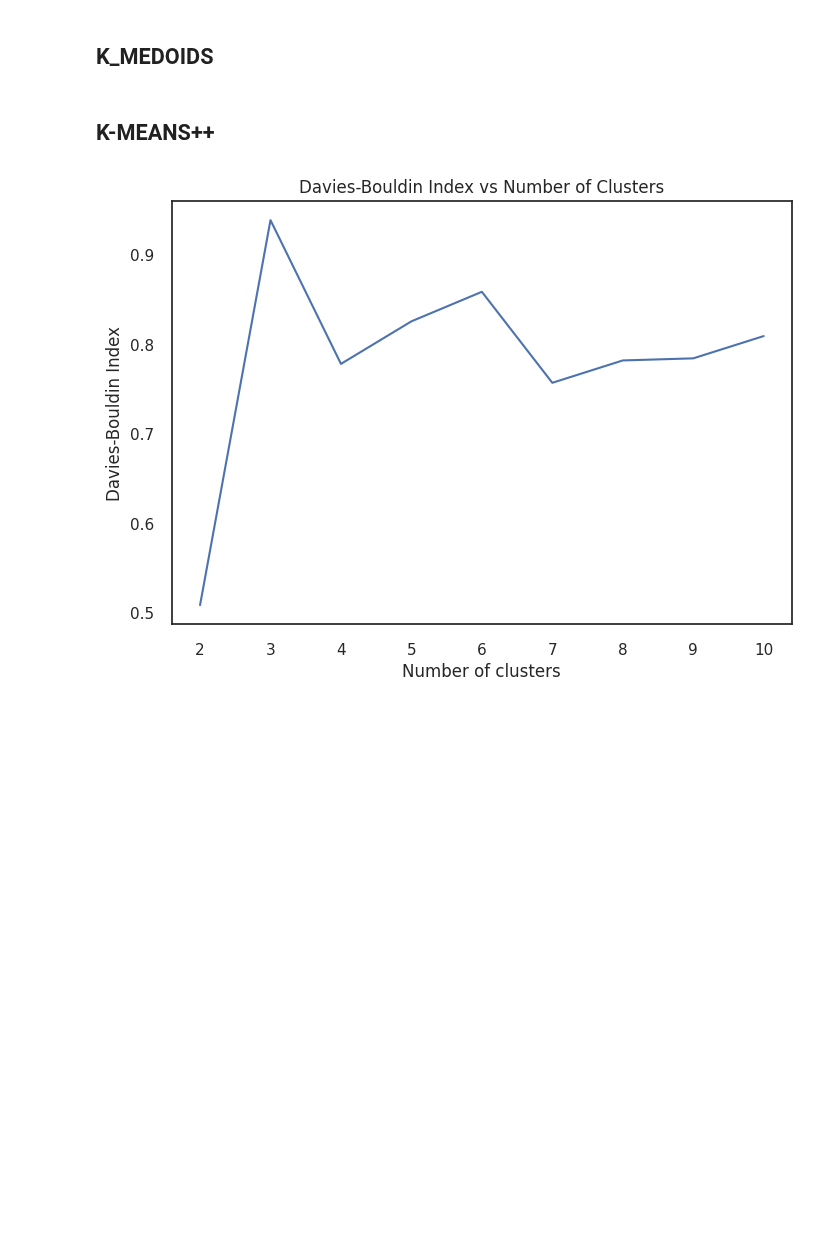
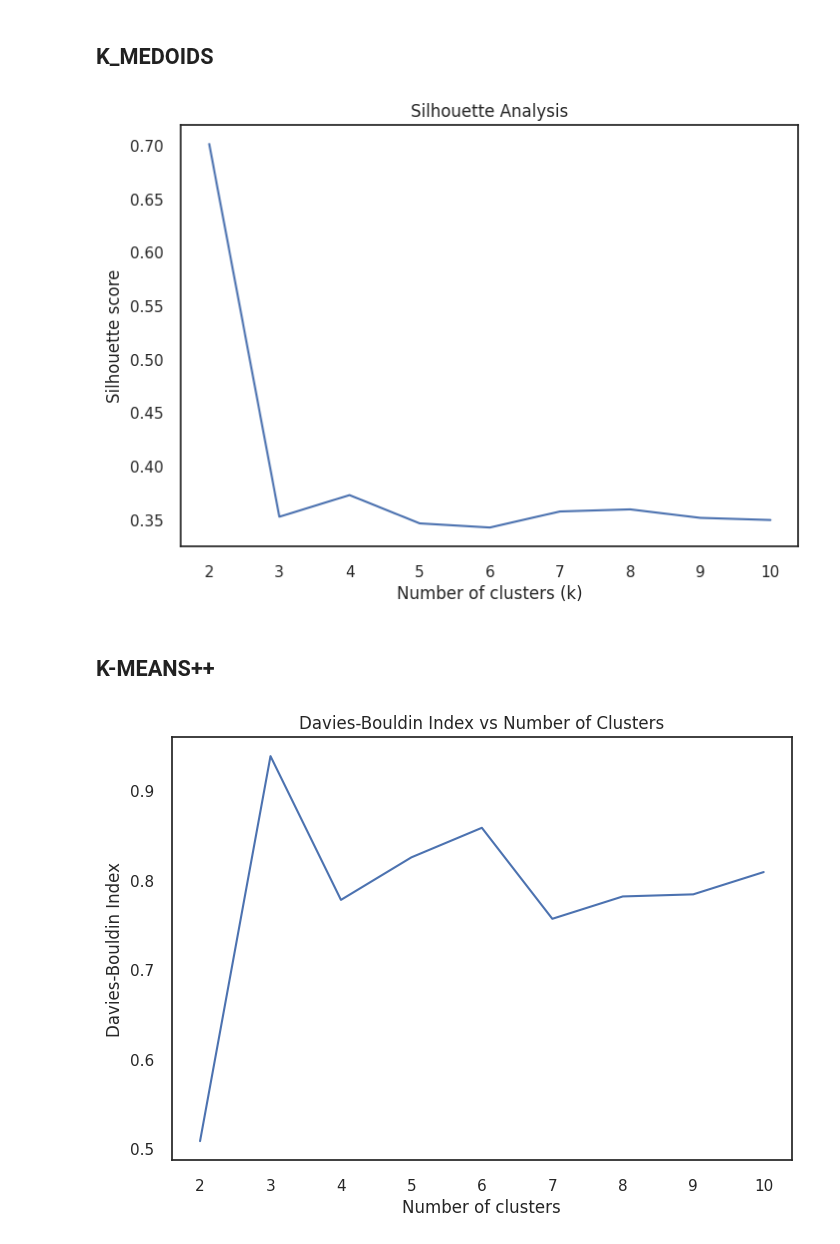
Before and after one commit to Pablocodes1993/finalproject, a Jupyter notebook: CUSTOMER_SEGMENTATION_USING_UNSUPERVISED_METHODS_AND_RFM.ipynb, the cells around one changed output. Drawn from its saved outputs; the diff is of its cells as text; code cells hidden in the pictures; blank space fills up the shorter version.

```diff
--- a/CUSTOMER_SEGMENTATION_USING_UNSUPERVISED_METHODS_AND_RFM.ipynb
+++ b/CUSTOMER_SEGMENTATION_USING_UNSUPERVISED_METHODS_AND_RFM.ipynb
@@ -1443,6 +1448,44 @@ def plot_davies_bouldin_index_kmeansplusplus(X, min_clusters, max_clusters, init
 #K-MEDOIDS
 
 
+def perform_silhouette_analysis_kmedoids(data):
+    """
+    Perform silhouette analysis for k-means clustering on RFM data.
+
+    Args:
+        data (numpy.ndarray or pandas.DataFrame): RFM data for clustering.
+
+    Returns:
+        None (plots the silhouette scores).
+
+    """
+    # Define a range of k values
+    k_values = range(2, 11)
+
+    # Initialize lists to store silhouette scores
+    silhouette_scores = []
+
+    # Perform k-means clustering for each k value
+    for k in k_values:
+        # Fit k-means model
+        kmeans = KMeans(n_clusters=k)
+        kmeans.fit(data)
+
+        # Predict cluster labels
+        labels = kmeans.labels_
+
+        # Calculate silhouette score
+        score = silhouette_score(data, labels)
+
+        # Store the silhouette score
+        silhouette_scores.append(score)
+
+    # Plot the silhouette scores
+    plt.plot(k_values, silhouette_scores)
+    plt.xlabel('Number of clusters (k)')
+    plt.ylabel('Silhouette score')
+    plt.title('Silhouette Analysis')
+    plt.show()
 #K DBSCAN
 
 
@@ -1508,3 +1542,7 @@ elbow_method_kmeans(selected_columns_kmeans, k_values)
+# %%
+perform_silhouette_analysis_kmedoids(selected_columns_kmeans)
+# %% [output]
+[figure, added]
 # %% [markdown]
 ## K-MEANS++
 # %%
```
Also changed, not shown: parts of 7 cells of this notebook.
